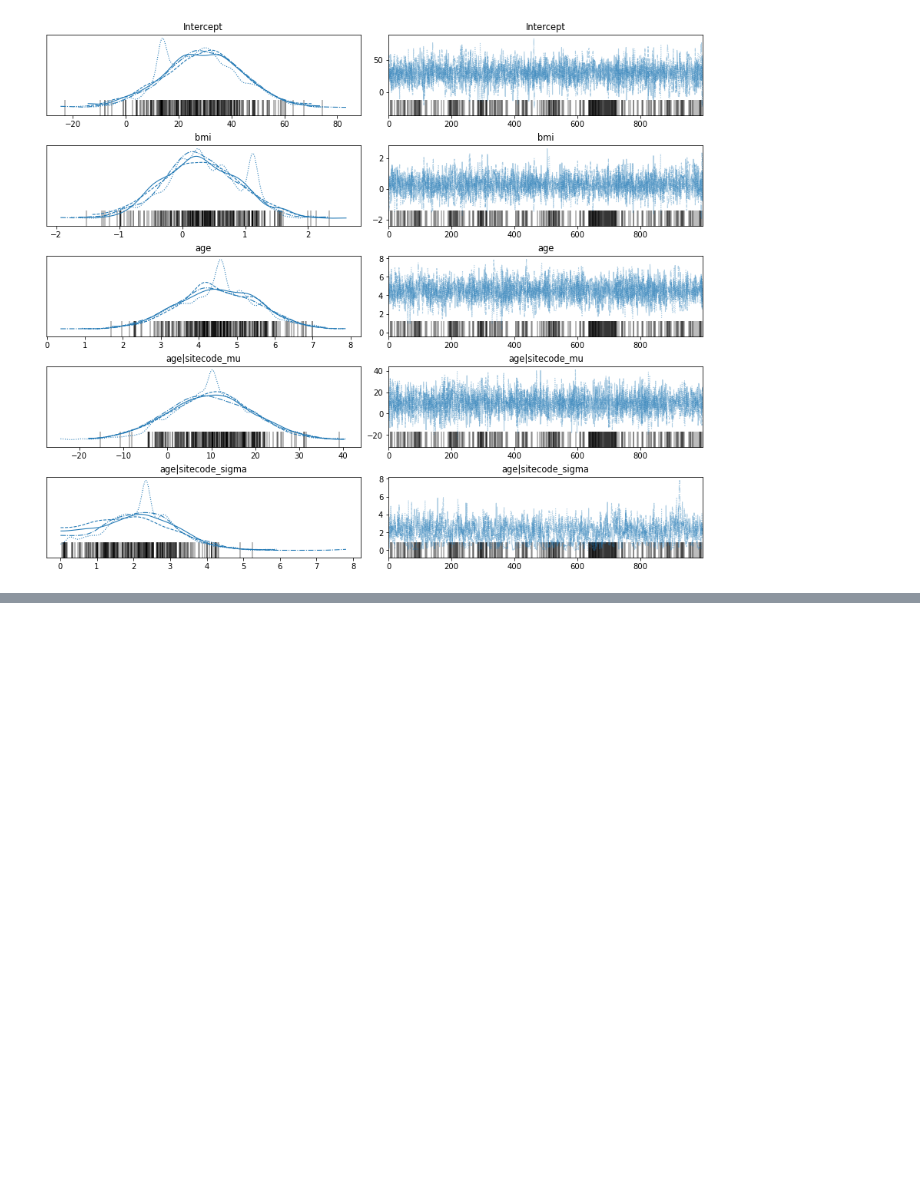
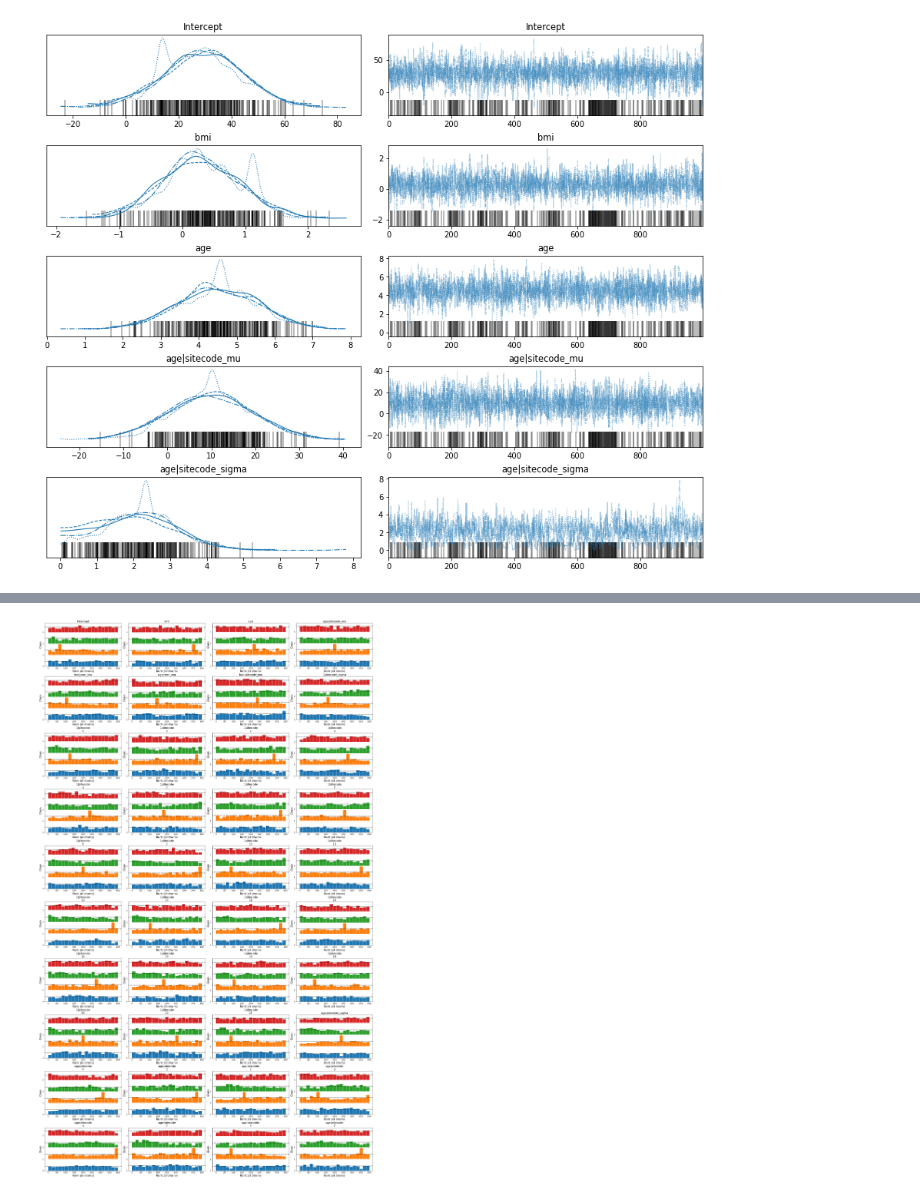
Before and after one commit to brodyee/STATS551_Project, a Jupyter notebook: modeling/jamesModeling.ipynb, the cells around one changed output, grey strips where cells are left out. Cells and saved outputs as stored; diff of their text form; code cells hidden in the pictures; blank space fills up the shorter version.

```diff
--- a/modeling/jamesModeling.ipynb
+++ b/modeling/jamesModeling.ipynb
@@ -182,0 +210,5 @@ array([[<AxesSubplot:title={'center':'Intercept'}>,
+# %%
+# rank plot
+_ = az.plot_rank(results,kind="bars")
+# %% [output]
+[figure, added]
```
Also changed, not shown: parts of 2 cells of this notebook.
